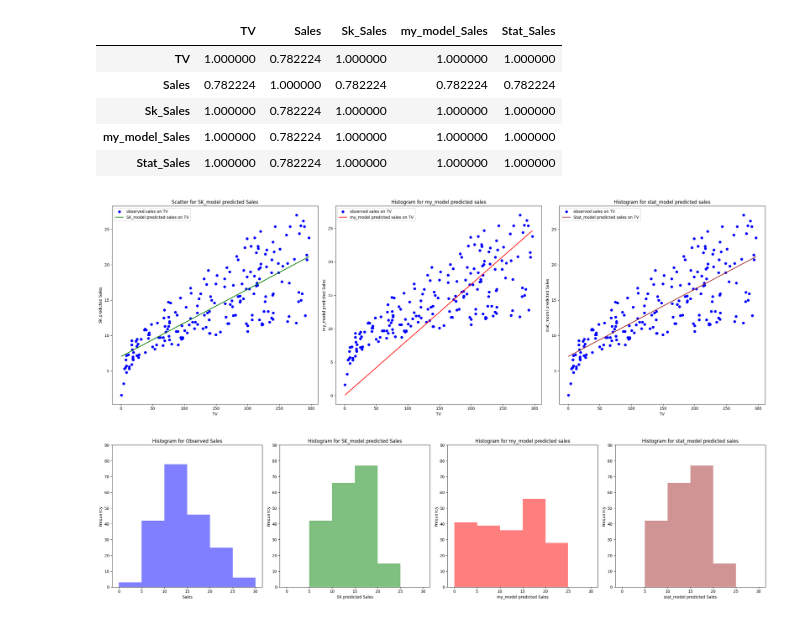
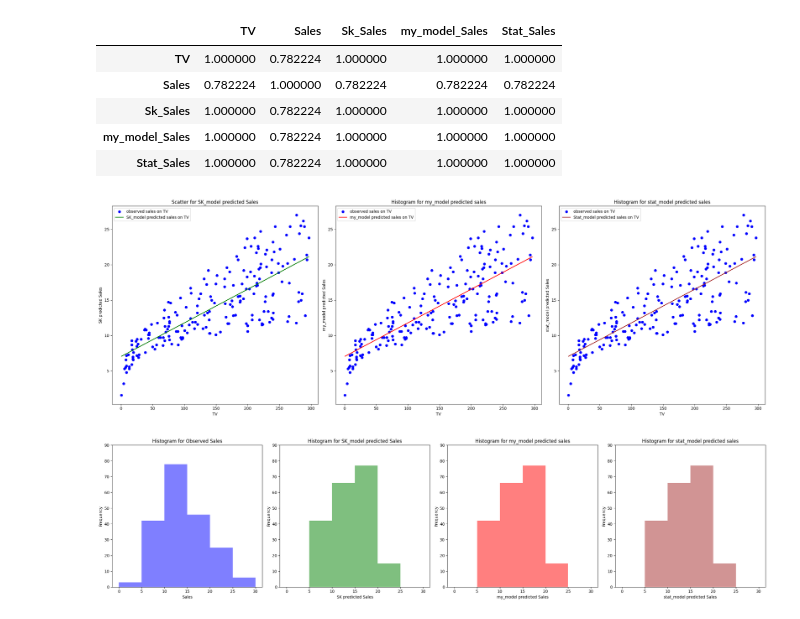
Before and after one commit to ATP-IKO/Grooking-Machine-Learning, a Jupyter notebook: LinearRegression/simpleLInearRegression.ipynb, the cells around one changed output. Cells and saved outputs as stored; diff of their text form; code cells hidden in the pictures.

```diff
--- a/LinearRegression/simpleLInearRegression.ipynb
+++ b/LinearRegression/simpleLInearRegression.ipynb
@@ -286,13 +256,15 @@ def nn_model(X, Y, learning_rate=0.001, num_iterations=100, print_cost=False):
 
   return parameters,cache
 # %%
-my_model, cache= nn_model(X_npy, Y_npy, 0.00001, 50, True)
+my_model, cache= nn_model(X_npy, Y_npy, 0.1, 500, True)
 cl = cache["cl"]
 bl = cache["bl"]
 wl = cache["wl"]
+gwl = cache["gwl"]
+gbl = cache["gbl"]
 print(my_model["W"])
 print(my_model["b"])
-print(cl)
-print(wl)
-print(bl)
+# print(cl)
+# print(wl)
+# print(bl)
 # %% [output]
@@ -314,6 +288,8 @@ cost after 41 iterations is 11.51878423478097
 # %%
 def predict(parameters, X):
 
-  Y_pred = forward_propagation(parameters, X)
+  Y_pred_norm = forward_propagation(parameters, X)
+  Y_pred = Y_pred_norm * std_Y + mean_Y
+  return Y_pred
 
-  return Y_pred
+Y_pred = predict(my_model, X_npy)
@@ -320,7 +307,5 @@ def predict(parameters, X):
 # %%
-Y_pred = predict(my_model, X_npy)
+p_df["my_model_Sales"] = Y_pred.reshape((200,))
 
-prediction_df["my_model_Sales"] = Y_pred.reshape((200,))
-
-prediction_df
+p_df.head()
 # %% [output]
@@ -409,7 +393,7 @@ stat_model = StatisticsModel()
 stat_model.fit(X_np, Y_np)
 Y_stat_pred = stat_model.predict(X_np)
 
-prediction_df['Stat_Sales'] = Y_stat_pred
+p_df['Stat_Sales'] = Y_stat_pred
 print(Y_stat_pred.shape)
 # %% [output]
 (200,)
@@ -455,16 +432,16 @@ fig, axs = plt.subplots(1, 3, figsize=(24, 8))
 
 
 # Plot histogram for data2
-axs[0].scatter(prediction_df['TV'], prediction_df['Sales'], color='b', label = "observed sales on TV")
-axs[0].plot(prediction_df['TV'], prediction_df['Sk_Sales'], color='green', label = "SK_model predicted sales on TV")
+axs[0].scatter(p_df['TV'], p_df['Sales'], color='b', label = "observed sales on TV")
+axs[0].plot(p_df['TV'], p_df['Sk_Sales'], color='green', label = "SK_model predicted sales on TV")
 axs[0].set_ylabel('SK predicted Sales')
 axs[0].set_xlabel('TV')
 axs[0].set_title('Scatter for SK_model predicted Sales')
 axs[0].legend()
 
 # Plot histogram for data3
-axs[1].scatter(prediction_df['TV'], prediction_df['Sales'], color='b', label = "observed sales on TV")
-axs[1].plot(prediction_df['TV'], prediction_df['my_model_Sales'],  color='red', label = "my_model predicted sales on TV")
+axs[1].scatter(p_df['TV'], p_df['Sales'], color='b', label = "observed sales on TV")
+axs[1].plot(p_df['TV'], p_df['my_model_Sales'],  color='red', label = "my_model predicted sales on TV")
 axs[1].set_ylabel('my_model predicted Sales')
 axs[1].set_xlabel('TV')
 axs[1].set_title('Histogram for my_model predicted sales')
@@ -472,8 +449,8 @@ axs[1].legend()
 
 
 # Plot histogram for data3
-axs[2].scatter(prediction_df['TV'], prediction_df['Sales'], color='b', label = "observed sales on TV")
-axs[2].plot(prediction_df['TV'], prediction_df['Stat_Sales'], color='brown', label = "Stat_model predicted sales on TV")
+axs[2].scatter(p_df['TV'], p_df['Sales'], color='b', label = "observed sales on TV")
+axs[2].plot(p_df['TV'], p_df['Stat_Sales'], color='brown', label = "Stat_model predicted sales on TV")
 axs[2].set_ylabel('stat_model predicted Sales')
 axs[2].set_xlabel('TV')
 axs[2].set_title('Histogram for stat_model predicted sales')
@@ -489,7 +466,7 @@ plt.tight_layout()
 # Show the plot
 plt.show()
 # %% [output]
-[figure, old version]
+[figure, new version]
 # %%
 # Create a figure and three subplots
 fig, axs = plt.subplots(1, 4, figsize=(24, 6))
@@ -498,7 +475,7 @@ y_ticks = [i for i in range(0,100,10)]
 x_ticks = [i for i in range(0,31,10)]
 
 # Plot histogram for data1
-axs[0].hist(prediction_df['Sales'], bins=bins, color='blue', alpha=0.5)
+axs[0].hist(p_df['Sales'], bins=bins, color='blue', alpha=0.5)
 axs[0].set_xlabel('Sales')
 axs[0].set_ylabel('Frequency')
 axs[0].set_title('Histogram for Observed Sales')
@@ -506,35 +483,35 @@ axs[0].set_title('Histogram for Observed Sales')
 axs[0].set_yticks(y_ticks)
 
 # Plot histogram for data2
-axs[1].hist(prediction_df['Sk_Sales'], bins=bins, color='green', alpha=0.5)
+axs[1].hist(p_df['Sk_Sales'], bins=bins, color='green', alpha=0.5)
 axs[1].set_xlabel('SK predicted Sales')
 axs[1].set_ylabel('Frequency')
 axs[1].set_title('Histogram for SK_model predicted Sales')
 #axs[1].set_xticks(x_ticks)
 axs[1].set_yticks(y_ticks)
 
 # Plot histogram for data3
-axs[2].hist(prediction_df['my_model_Sales'], bins=bins, color='red', alpha=0.5)
+axs[2].hist(p_df['my_model_Sales'], bins=bins, color='red', alpha=0.5)
 axs[2].set_xlabel('my_model predicted Sales')
 axs[2].set_ylabel('Frequency')
 axs[2].set_title('Histogram for my_model predicted sales')
 #axs[2].set_xticks(x_ticks)
 axs[2].set_yticks(y_ticks)
 
 # Plot histogram for data3
-axs[3].hist(prediction_df['Stat_Sales'], bins=bins, color='brown', alpha=0.5)
+axs[3].hist(p_df['Stat_Sales'], bins=bins, color='brown', alpha=0.5)
 axs[3].set_xlabel('stat_model predicted Sales')
 axs[3].set_ylabel('Frequency')
 axs[3].set_title('Histogram for stat_model predicted sales')
 #axs[3].set_xticks(x_ticks)
 axs[3].set_yticks(y_ticks)
 
 
 
 # Adjust layout
 plt.tight_layout()
 
 # Show the plot
 plt.show()
 # %% [output]
-[figure, old version]
+[figure, new version]
```
Also changed, not shown: parts of 47 cells of this notebook.
